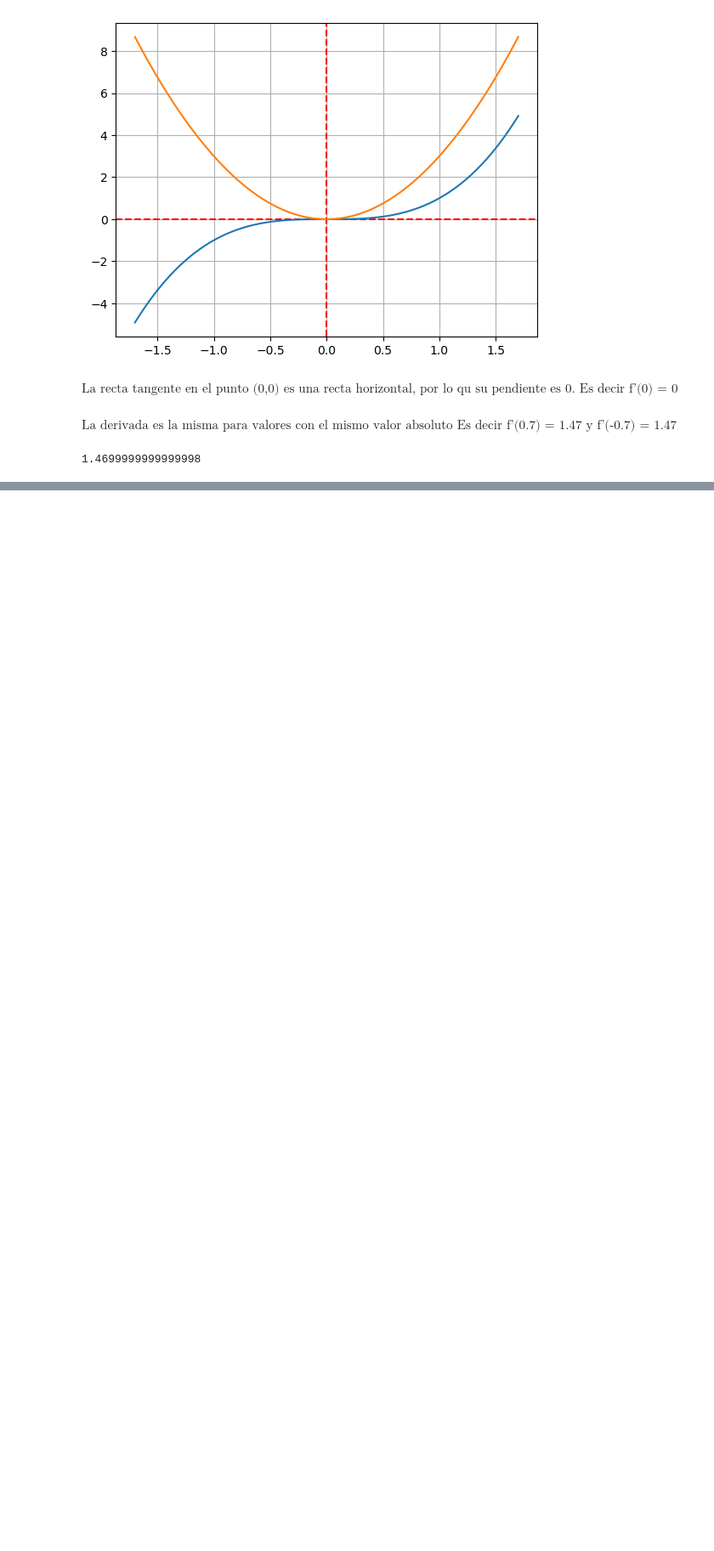
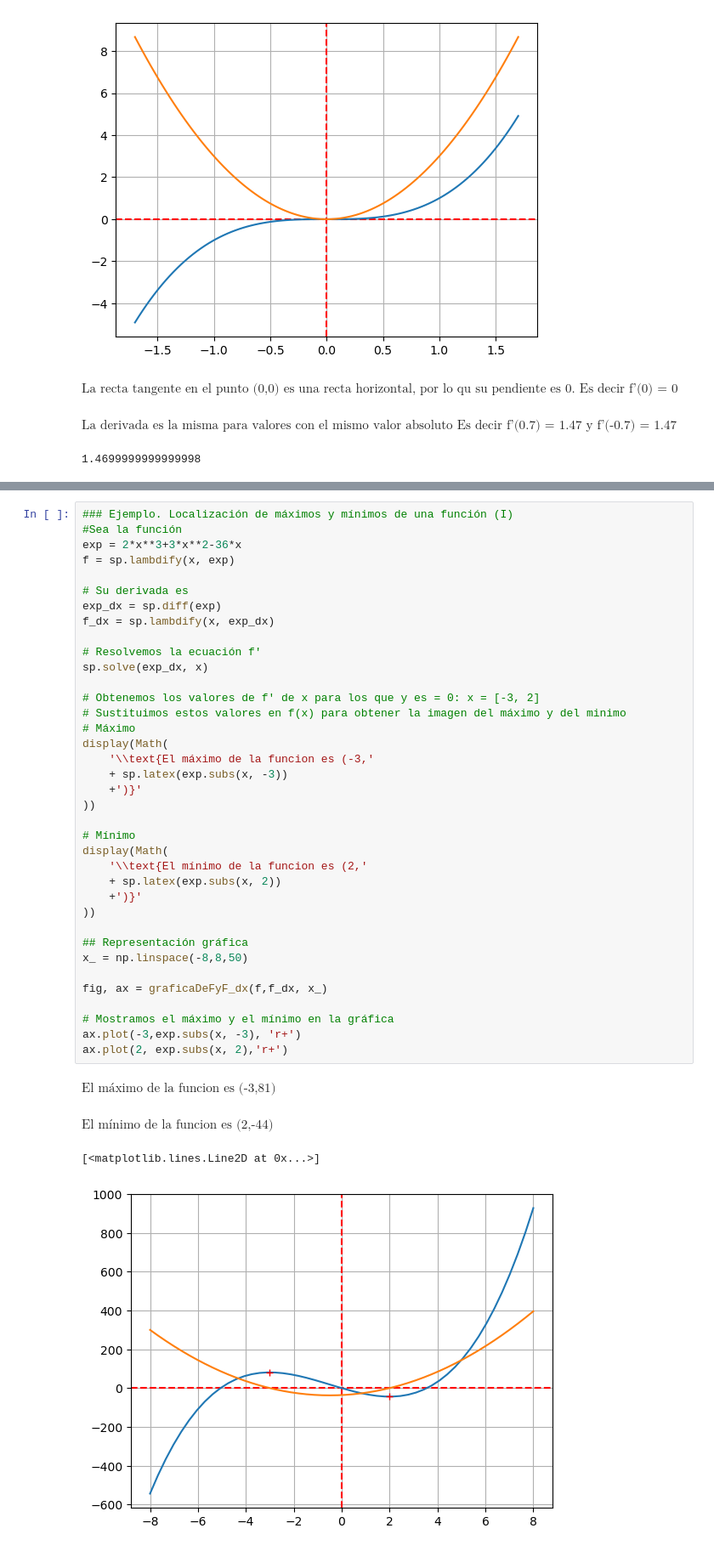
Before and after one commit to JAlesUOC/Iniciaci-nALasMatematicasParaLaIngenieria, a Jupyter notebook: Files/Tema 11/tema 11 Derivación de funciones.ipynb, the cells around one changed output, grey strips where cells are left out. Shown at 85% size. Saved outputs shown, nothing was run; the diff lists cells and outputs as text; blank space fills up the shorter version.

```diff
--- a/Files/Tema 11/tema 11 Derivación de funciones.ipynb
+++ b/Files/Tema 11/tema 11 Derivación de funciones.ipynb
@@ -185,0 +269,42 @@ AttributeError: module 'sympy' has no attribute 'implemented_function'
+# %%
+### Ejemplo. Localización de máximos y mínimos de una función (I)
+#Sea la función
+exp = 2*x**3+3*x**2-36*x
+f = sp.lambdify(x, exp)
+
+# Su derivada es
+exp_dx = sp.diff(exp)
+f_dx = sp.lambdify(x, exp_dx)
+
+# Resolvemos la ecuación f′
+sp.solve(exp_dx, x)
+
+# Obtenemos los valores de f' de x para los que y es = 0: x = [-3, 2]
+# Sustituimos estos valores en f(x) para obtener la imagen del máximo y del minimo
+# Máximo
+display(Math(
+    '\\text{El máximo de la funcion es (-3,'
+    + sp.latex(exp.subs(x, -3))
+    +')}'
+))
+
+# Mínimo
+display(Math(
+    '\\text{El mínimo de la funcion es (2,'
+    + sp.latex(exp.subs(x, 2))
+    +')}'
+))
+
+## Representación gráfica
+x_ = np.linspace(-8,8,50)
+
+fig, ax = graficaDeFyF_dx(f,f_dx, x_)
+
+# Mostramos el máximo y el mínimo en la gráfica
+ax.plot(-3,exp.subs(x, -3), 'r+')
+ax.plot(2, exp.subs(x, 2),'r+')
+# %% [output]
+$\displaystyle \text{El máximo de la funcion es (-3,81)}$
+$\displaystyle \text{El mínimo de la funcion es (2,-44)}$
+[<matplotlib.lines.Line2D at 0x...>]
+[figure, added]
```
Also changed, not shown: parts of 13 cells of this notebook.
